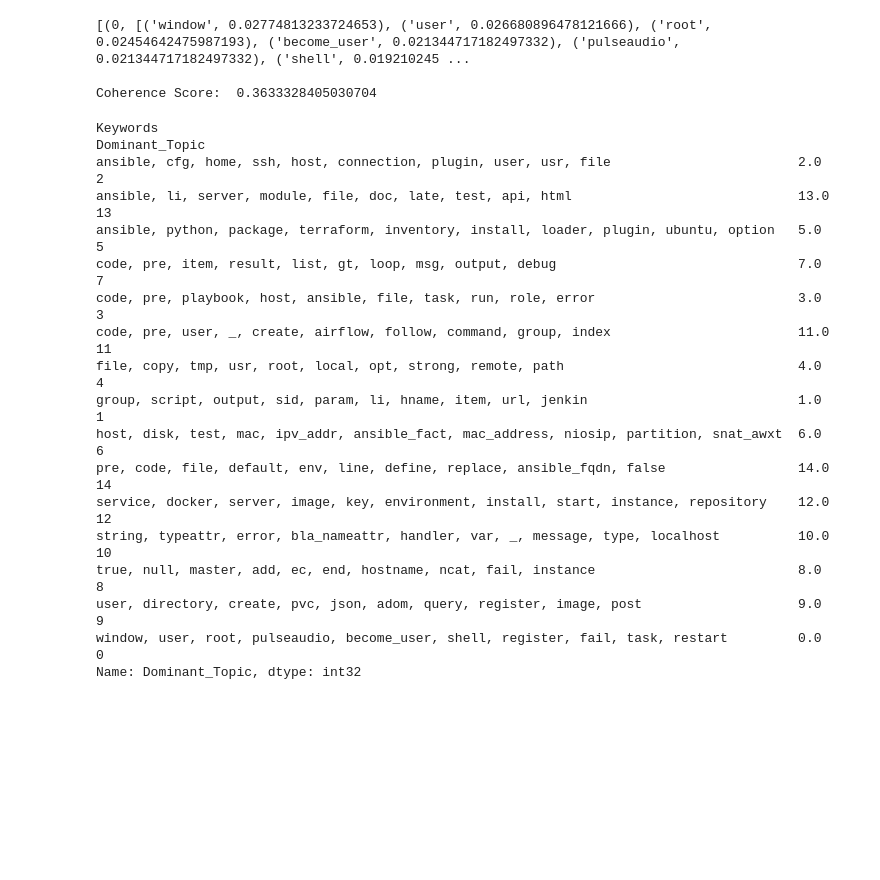
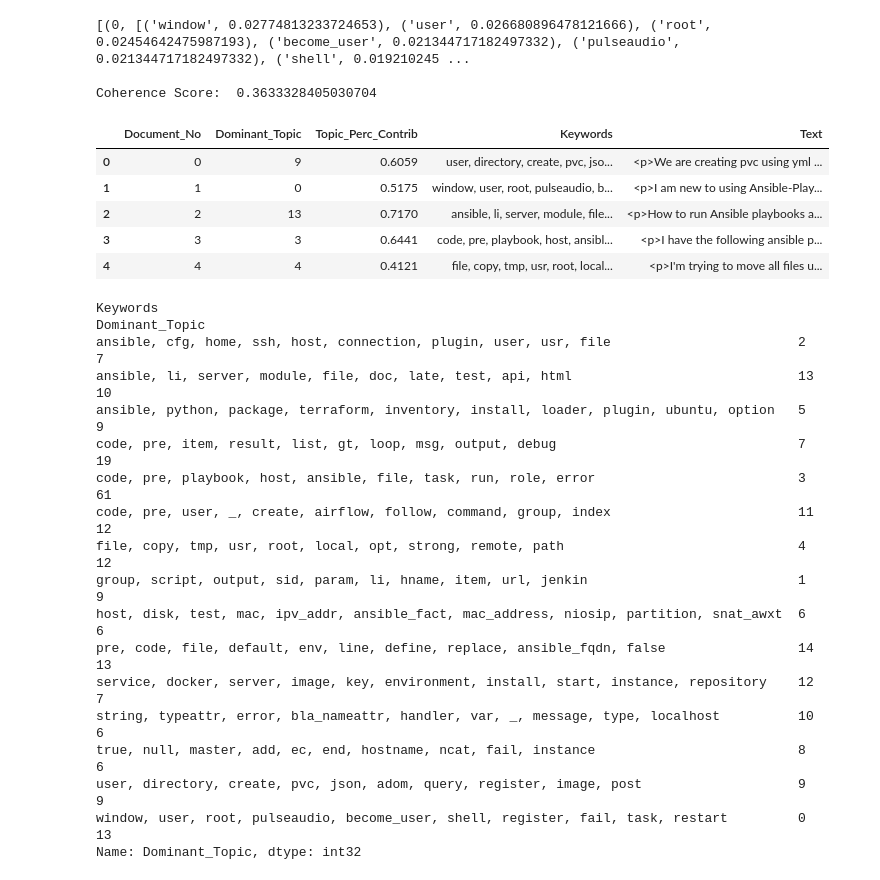
Before and after one commit to MasudSarker/DevopsTalkSO, a Jupyter notebook: Topics_Modeling.ipynb, the cells around one changed output. Cells and saved outputs as stored; diff of their text form; code cells hidden in the pictures; blank space fills up the shorter version.

```diff
--- a/Topics_Modeling.ipynb
+++ b/Topics_Modeling.ipynb
@@ -219,43 +219,51 @@ def format_topics_sentences(ldamodel=lda_mallet, corpus=corpus, texts=data_lemma
     sent_topics_df = pd.DataFrame()
 
     # Get main topic in each document
     for i, row in enumerate(ldamodel[corpus]):
         row = sorted(row, key=lambda x: (x[1]), reverse=True)
         # Get the Dominant topic, Perc Contribution and Keywords for each document
         for j, (topic_num, prop_topic) in enumerate(row):
             if j == 0:  # => dominant topic
                 wp = ldamodel.show_topic(topic_num)
                 topic_keywords = ", ".join([word for word, prop in wp])
                 sent_topics_df = sent_topics_df.append(pd.Series([int(topic_num), round(prop_topic,4), topic_keywords]), ignore_index=True)
             else:
                 break
     sent_topics_df.columns = ['Dominant_Topic', 'Perc_Contribution', 'Topic_Keywords']
 
     # Add original text to the end of the output
     contents = pd.Series(texts)
     sent_topics_df = pd.concat([sent_topics_df, contents], axis=1)
     return(sent_topics_df)
 
 
 df_topic_sents_keywords = format_topics_sentences(ldamodel=lda_mallet, corpus=corpus, texts=obody)
 
 # Format
 df_dominant_topic = df_topic_sents_keywords.reset_index()
 df_dominant_topic.columns = ['Document_No', 'Dominant_Topic', 'Topic_Perc_Contrib', 'Keywords', 'Text']
+df_dominant_topic['Dominant_Topic'] = df_dominant_topic['Dominant_Topic'].astype(int)
 df_dominant_topic.head()
 #print(df_dominant_topic)
 # Show
 #df_dominant_topic.head(10)
-df_dominant_topic.to_csv("D:\\output_topics_keyword_Including_body_060321.csv")
+#df_dominant_topic.to_csv("D:\\output_topics_keyword_Including_body_060321.csv")
+# %% [output]
+|  | Document_No | Dominant_Topic | Topic_Perc_Contrib | Keywords | Text |
+| 0 | 0 | 9 | 0.6059 | user, directory, create, pvc, jso... | <p>We are creating pvc using yml ... |
+| 1 | 1 | 0 | 0.5175 | window, user, root, pulseaudio, b... | <p>I am new to using Ansible-Play... |
+| 2 | 2 | 13 | 0.7170 | ansible, li, server, module, file... | <p>How to run Ansible playbooks a... |
+| 3 | 3 | 3 | 0.6441 | code, pre, playbook, host, ansibl... | <p>I have the following ansible p... |
+| 4 | 4 | 4 | 0.4121 | file, copy, tmp, usr, root, local... | <p>I'm trying to move all files u... |
 # %%
 # Python Topics Modeling
-python_topics_modeling = df_dominant_topic.groupby(['Keywords','Dominant_Topic'])['Dominant_Topic'].mean().astype(int)
+python_topics_modeling = df_dominant_topic.groupby(['Keywords','Dominant_Topic'])['Dominant_Topic'].count().astype(int)
 print(python_topics_modeling)
-
+#python_topics_modeling.to_csv("D:\\topics_modeling_06032021.csv")
 
 
 # Topics Wise average (View)
-averag_view_wise_topics = average_wise_topcs = df_dominant_topic.groupby('Keywords')['Text'].mean().astype(int)
+averag_view_wise_topics = df_dominant_topic.groupby('Keywords')['Text'].mean().astype(int)
 #print(averag_view_wise_topics)
 
 #average_wise_topcs.sort_index(ascending =False)
@@ -264,21 +272,21 @@ averag_view_wise_topics = average_wise_topcs = df_dominant_topic.groupby('Keywor
 #df_dominant_topic.groupby('Keywords')['Text'].sum()
 # %% [output]
 Keywords                                                                                  Dominant_Topic
-ansible, cfg, home, ssh, host, connection, plugin, user, usr, file                        2.0                2
-ansible, li, server, module, file, doc, late, test, api, html                             13.0              13
-ansible, python, package, terraform, inventory, install, loader, plugin, ubuntu, option   5.0                5
-code, pre, item, result, list, gt, loop, msg, output, debug                               7.0                7
-code, pre, playbook, host, ansible, file, task, run, role, error                          3.0                3
-code, pre, user, _, create, airflow, follow, command, group, index                        11.0              11
-file, copy, tmp, usr, root, local, opt, strong, remote, path                              4.0                4
-group, script, output, sid, param, li, hname, item, url, jenkin                           1.0                1
-host, disk, test, mac, ipv_addr, ansible_fact, mac_address, niosip, partition, snat_awxt  6.0                6
-pre, code, file, default, env, line, define, replace, ansible_fqdn, false                 14.0              14
-service, docker, server, image, key, environment, install, start, instance, repository    12.0              12
-string, typeattr, error, bla_nameattr, handler, var, _, message, type, localhost          10.0              10
-true, null, master, add, ec, end, hostname, ncat, fail, instance                          8.0                8
-user, directory, create, pvc, json, adom, query, register, image, post                    9.0                9
-window, user, root, pulseaudio, become_user, shell, register, fail, task, restart         0.0                0
+ansible, cfg, home, ssh, host, connection, plugin, user, usr, file                        2                  7
+ansible, li, server, module, file, doc, late, test, api, html                             13                10
+ansible, python, package, terraform, inventory, install, loader, plugin, ubuntu, option   5                  9
+code, pre, item, result, list, gt, loop, msg, output, debug                               7                 19
+code, pre, playbook, host, ansible, file, task, run, role, error                          3                 61
+code, pre, user, _, create, airflow, follow, command, group, index                        11                12
+file, copy, tmp, usr, root, local, opt, strong, remote, path                              4                 12
+group, script, output, sid, param, li, hname, item, url, jenkin                           1                  9
+host, disk, test, mac, ipv_addr, ansible_fact, mac_address, niosip, partition, snat_awxt  6                  6
+pre, code, file, default, env, line, define, replace, ansible_fqdn, false                 14                13
+service, docker, server, image, key, environment, install, start, instance, repository    12                 7
+string, typeattr, error, bla_nameattr, handler, var, _, message, type, localhost          10                 6
+true, null, master, add, ec, end, hostname, ncat, fail, instance                          8                  6
+user, directory, create, pvc, json, adom, query, register, image, post                    9                  9
+window, user, root, pulseaudio, become_user, shell, register, fail, task, restart         0                 13
 Name: Dominant_Topic, dtype: int32
 # %%
 averag_view_wise_topics.to_csv("D:\\view_wise_topics_modeling.csv")
```
